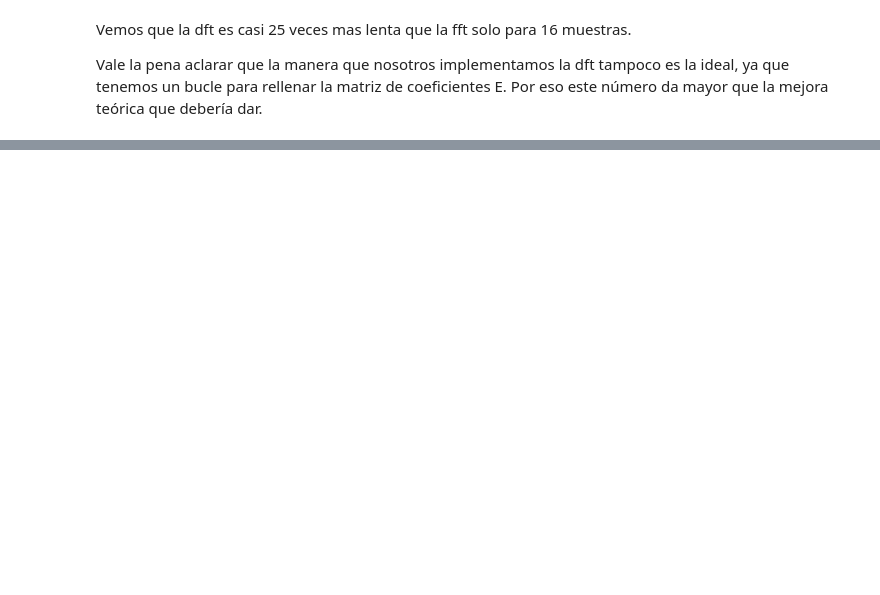
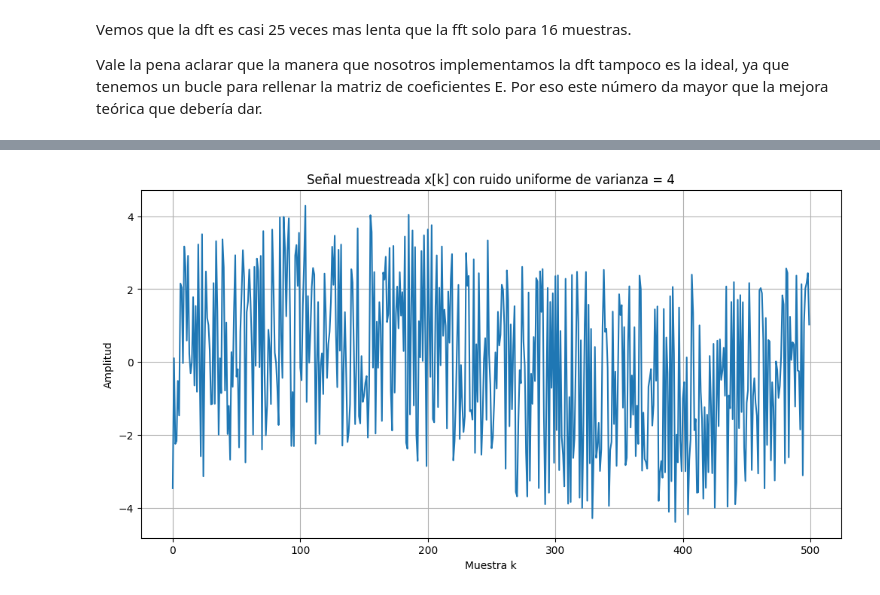
Before and after one commit to tomzuran/PDS2026, a Jupyter notebook: dft.ipynb, the cells around one changed output, grey strips where cells are left out. Saved outputs shown, nothing was run; the diff lists cells and outputs as text; code cells hidden in the pictures; blank space fills up the shorter version.

```diff
--- a/dft.ipynb
+++ b/dft.ipynb
@@ -381,0 +451,16 @@ Vale la pena aclarar que la manera que nosotros implementamos la dft tampoco es
+# %%
+varianza = 4
+a = np.sqrt(varianza * 12) / 2
+ruido,tt = np.random.uniform(low=-a, high=a, size=(N,)), np.arange(N)
+
+xx2 = xx + ruido
+xk2 = np.fft.fft(xx2)
+
+plt.figure(figsize=(12, 6))
+plt.plot(xx2)
+plt.title('Señal muestreada x[k] con ruido uniforme de varianza = 4')
+plt.xlabel('Muestra k')
+plt.ylabel('Amplitud')
+plt.grid()
+# %% [output]
+[figure, added]
```
Also changed, not shown: parts of 14 cells of this notebook.
